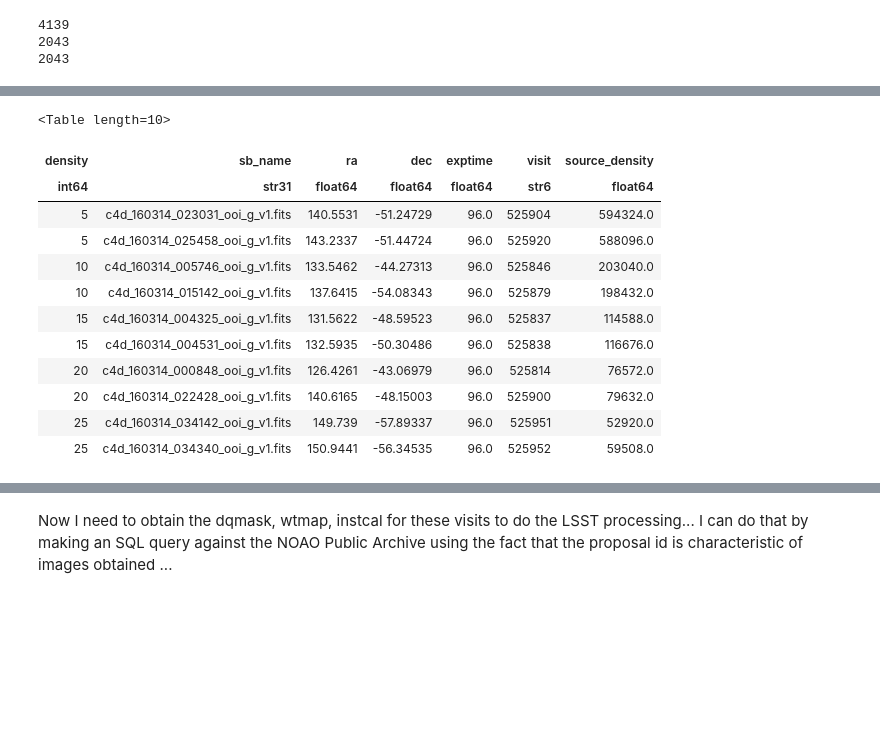
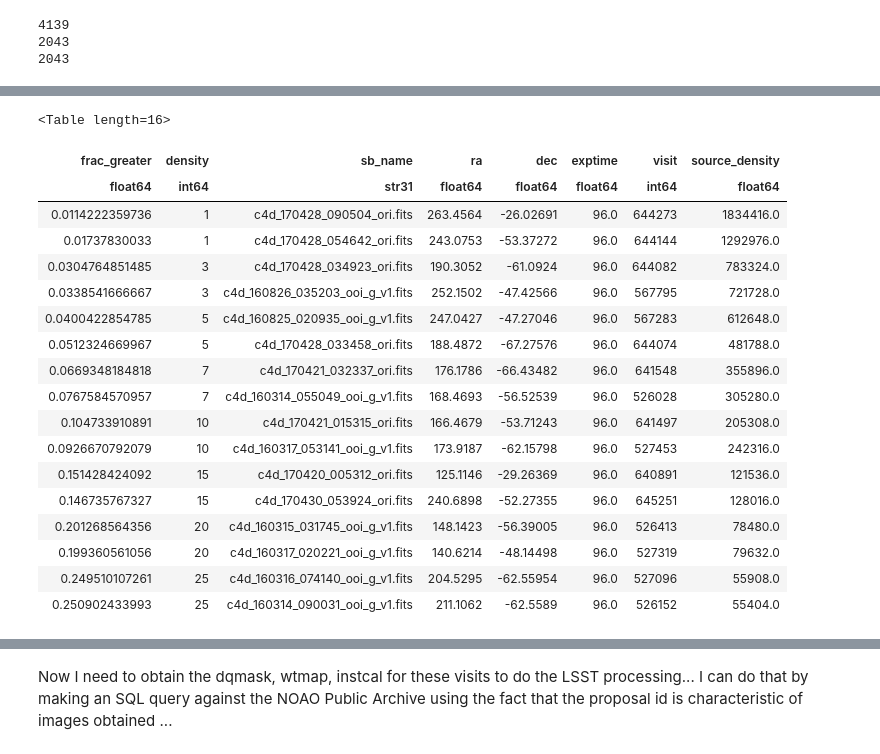
Before and after one commit to suberlak/crowded_fields, a Jupyter notebook: code/N0_DECAPS_select_MAF.ipynb, the cells around one changed output, grey strips where cells are left out. Cells and saved outputs as stored; diff of their text form; code cells hidden in the pictures; blank space fills up the shorter version.

```diff
--- a/code/N0_DECAPS_select_MAF.ipynb
+++ b/code/N0_DECAPS_select_MAF.ipynb
@@ -207,0 +210,2 @@ decaps_maf.write('decapsIMDB_MAF_table', format='ascii')
+# %%
+decaps_maf = Table.read('decapsIMDB_MAF_table', format='ascii')
@@ -290,6 +296,14 @@ print(np.sum(mask_exp * mask_filter))
 # see what fractions are available...
 mask = mask_exp * mask_filter
 #np.unique(decaps_maf[mask]['frac_greater'])
+
+# select only those that fulfill both the exposure and filter criteria
+selected = decaps_maf[mask]
+print(len(selected))
+# Just remove from the list the visits that I already processed ...
+done_visits  = np.load('processed_visits.npy')
+selected = selected[~np.in1d(selected['visit'], done_visits)]
+print(len(selected))
 # %% [output]
 4139
 2043
@@ -302,6 +313,12 @@ len(selected)
 # %%
-densities = [5,10,15,20,25]
-selected['density'] = 1
+# Here we add a column that allows to say that eg. all rows that
+# have density between 13 and 15 are "14" ,  etc.
+densities = [1,3,5,7,10,15,20,25]
+# another earlier choice : densitites = [5,10,15,20]
+
+# Initialize with some high number
+selected['density'] = 100
+
 for density in densities :
     perc = 100*selected['frac_greater']
     mask_density = ((density-1) < perc) * (perc < (density+1))
@@ -320,9 +336,12 @@ densities[1:]
 # %%
 from astropy.table import vstack
 
-# print only 5% regions
-selected_visits = selected[selected['density'] == 5][:2]
+# start from the first density
+available = selected[selected['density'] == densities[0]]
+selected_visits = Table(np.random.choice(available, size=2))
 
+# add two fields for every density ...
 for density in densities[1:]:
-    add = selected[selected['density'] == density][:2]
+    available  = selected[selected['density'] == density]
+    add = Table(np.random.choice(available, size=2))
     selected_visits = vstack([selected_visits, add])
@@ -329,17 +383,23 @@ for density in densities[1:]:
 # %%
 #In this way I selected 10 visits : two at each density level :
-selected_visits[['density','sb_name','ra','dec', 'exptime', 'visit', 'source_density']]
+selected_visits[['frac_greater','density','sb_name','ra','dec', 'exptime', 'visit', 'source_density']]
 # %% [output]
-<Table length=10>
+<Table length=16>
-| density | sb_name | ra | dec | exptime | visit | source_density |
-| int64 | str31 | float64 | float64 | float64 | str6 | float64 |
-| 5 | c4d_160314_023031_ooi_g_v1.fits | 140.5531 | -51.24729 | 96.0 | 525904 | 594324.0 |
-| 5 | c4d_160314_025458_ooi_g_v1.fits | 143.2337 | -51.44724 | 96.0 | 525920 | 588096.0 |
-| 10 | c4d_160314_005746_ooi_g_v1.fits | 133.5462 | -44.27313 | 96.0 | 525846 | 203040.0 |
-| 10 | c4d_160314_015142_ooi_g_v1.fits | 137.6415 | -54.08343 | 96.0 | 525879 | 198432.0 |
-| 15 | c4d_160314_004325_ooi_g_v1.fits | 131.5622 | -48.59523 | 96.0 | 525837 | 114588.0 |
-| 15 | c4d_160314_004531_ooi_g_v1.fits | 132.5935 | -50.30486 | 96.0 | 525838 | 116676.0 |
-| 20 | c4d_160314_000848_ooi_g_v1.fits | 126.4261 | -43.06979 | 96.0 | 525814 | 76572.0 |
-| 20 | c4d_160314_022428_ooi_g_v1.fits | 140.6165 | -48.15003 | 96.0 | 525900 | 79632.0 |
-| 25 | c4d_160314_034142_ooi_g_v1.fits | 149.739 | -57.89337 | 96.0 | 525951 | 52920.0 |
-| 25 | c4d_160314_034340_ooi_g_v1.fits | 150.9441 | -56.34535 | 96.0 | 525952 | 59508.0 |
+| frac_greater | density | sb_name | ra | dec | exptime | visit | source_density |
+| float64 | int64 | str31 | float64 | float64 | float64 | int64 | float64 |
+| 0.0114222359736 | 1 | c4d_170428_090504_ori.fits | 263.4564 | -26.02691 | 96.0 | 644273 | 1834416.0 |
+| 0.01737830033 | 1 | c4d_170428_054642_ori.fits | 243.0753 | -53.37272 | 96.0 | 644144 | 1292976.0 |
+| 0.0304764851485 | 3 | c4d_170428_034923_ori.fits | 190.3052 | -61.0924 | 96.0 | 644082 | 783324.0 |
+| 0.0338541666667 | 3 | c4d_160826_035203_ooi_g_v1.fits | 252.1502 | -47.42566 | 96.0 | 567795 | 721728.0 |
+| 0.0400422854785 | 5 | c4d_160825_020935_ooi_g_v1.fits | 247.0427 | -47.27046 | 96.0 | 567283 | 612648.0 |
+| 0.0512324669967 | 5 | c4d_170428_033458_ori.fits | 188.4872 | -67.27576 | 96.0 | 644074 | 481788.0 |
+| 0.0669348184818 | 7 | c4d_170421_032337_ori.fits | 176.1786 | -66.43482 | 96.0 | 641548 | 355896.0 |
+| 0.0767584570957 | 7 | c4d_160314_055049_ooi_g_v1.fits | 168.4693 | -56.52539 | 96.0 | 526028 | 305280.0 |
+| 0.104733910891 | 10 | c4d_170421_015315_ori.fits | 166.4679 | -53.71243 | 96.0 | 641497 | 205308.0 |
+| 0.0926670792079 | 10 | c4d_160317_053141_ooi_g_v1.fits | 173.9187 | -62.15798 | 96.0 | 527453 | 242316.0 |
+| 0.151428424092 | 15 | c4d_170420_005312_ori.fits | 125.1146 | -29.26369 | 96.0 | 640891 | 121536.0 |
+| 0.146735767327 | 15 | c4d_170430_053924_ori.fits | 240.6898 | -52.27355 | 96.0 | 645251 | 128016.0 |
+| 0.201268564356 | 20 | c4d_160315_031745_ooi_g_v1.fits | 148.1423 | -56.39005 | 96.0 | 526413 | 78480.0 |
+| 0.199360561056 | 20 | c4d_160317_020221_ooi_g_v1.fits | 140.6214 | -48.14498 | 96.0 | 527319 | 79632.0 |
+| 0.249510107261 | 25 | c4d_160316_074140_ooi_g_v1.fits | 204.5295 | -62.55954 | 96.0 | 527096 | 55908.0 |
+| 0.250902433993 | 25 | c4d_160314_090031_ooi_g_v1.fits | 211.1062 | -62.5589 | 96.0 | 526152 | 55404.0 |
```
Also changed, not shown: parts of 47 cells of this notebook, 4 other files.
